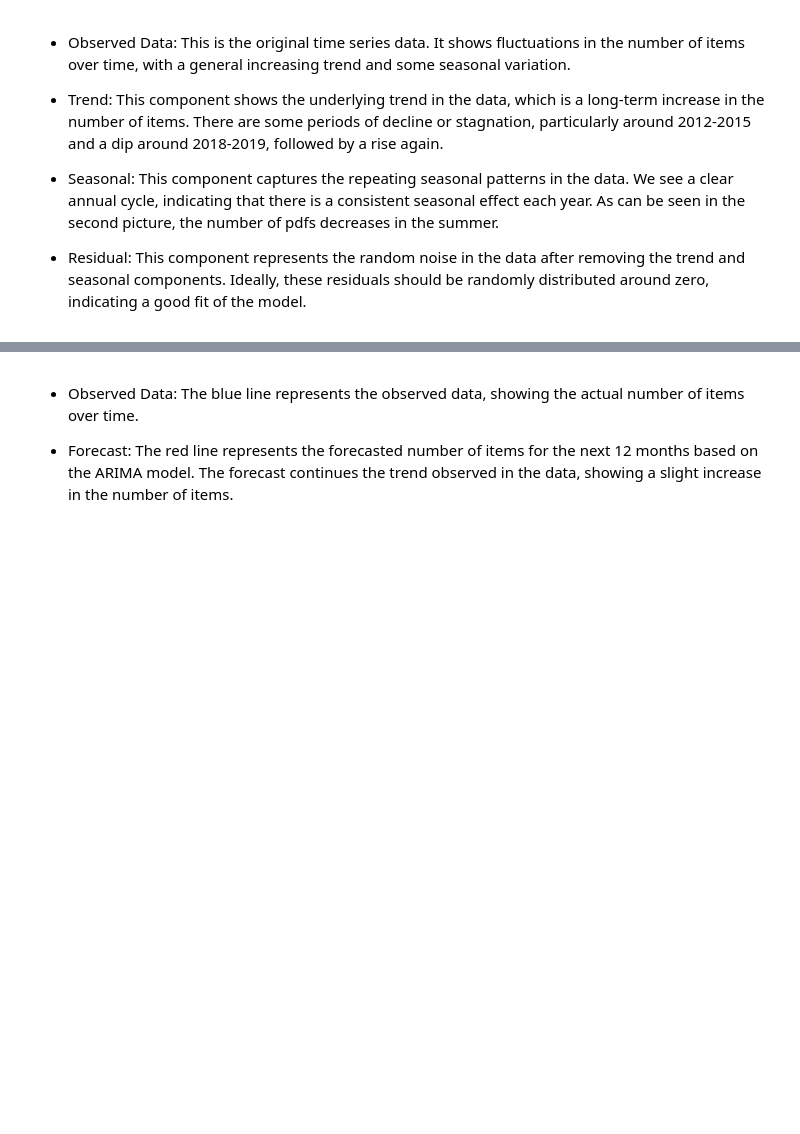
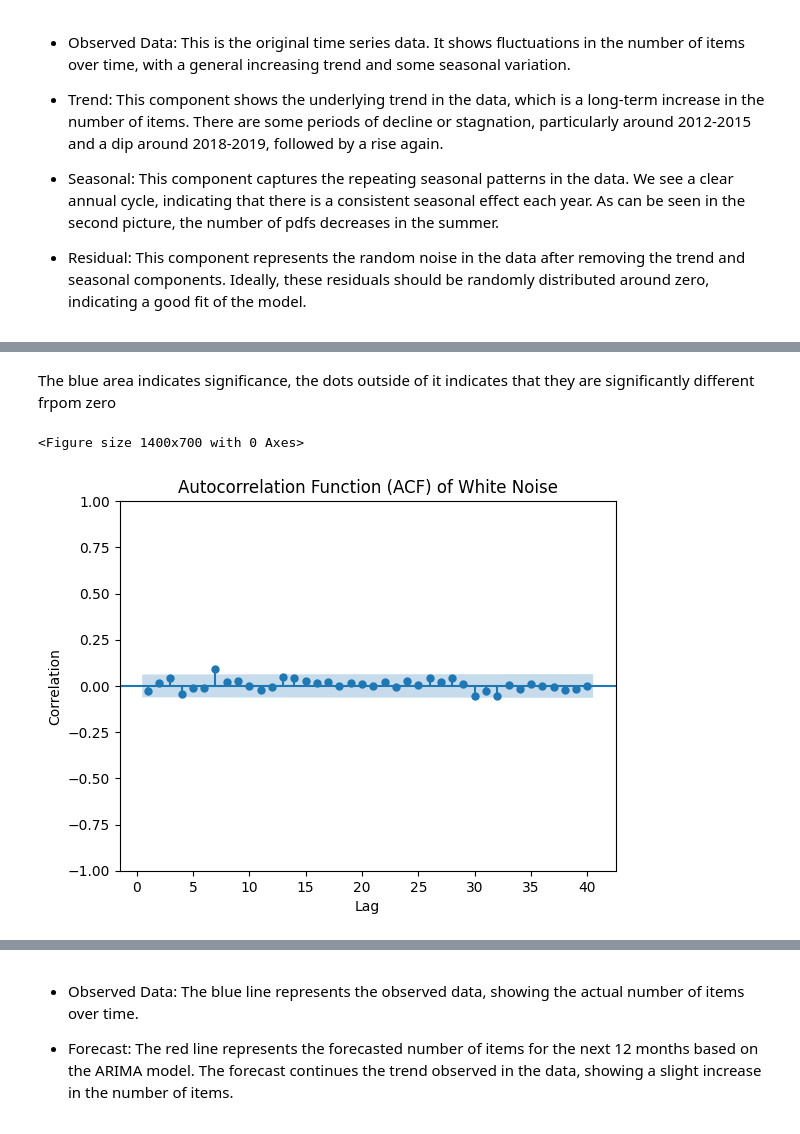
Before and after one commit to danmorper/tfg_analysis, a Jupyter notebook: num_pdfs.ipynb, the cells around one changed output, grey strips where cells are left out. Cells and saved outputs as stored; diff of their text form; code cells hidden in the pictures; blank space fills up the shorter version.

```diff
--- a/num_pdfs.ipynb
+++ b/num_pdfs.ipynb
@@ -182,0 +224,20 @@ plt.show()
+# %% [markdown]
+The blue area indicates significance, the dots outside of it indicates that they are significantly different frpom zero
+# %%
+# ACF of white noise
+import numpy as np
+
+# Generate white noise
+np.random.seed(0)
+white_noise = np.random.normal(0, 1, size=1000)
+
+# Plot the ACF of white noise
+plt.figure(figsize=(14, 7))
+sgt.plot_acf(white_noise, lags=40, zero=False)
+plt.title('Autocorrelation Function (ACF) of White Noise')
+plt.xlabel('Lag')
+plt.ylabel('Correlation')
+plt.show()
+# %% [output]
+<Figure size 1400x700 with 0 Axes>
+[figure, added]
```
Also changed, not shown: parts of 11 cells of this notebook, 2 other files.
